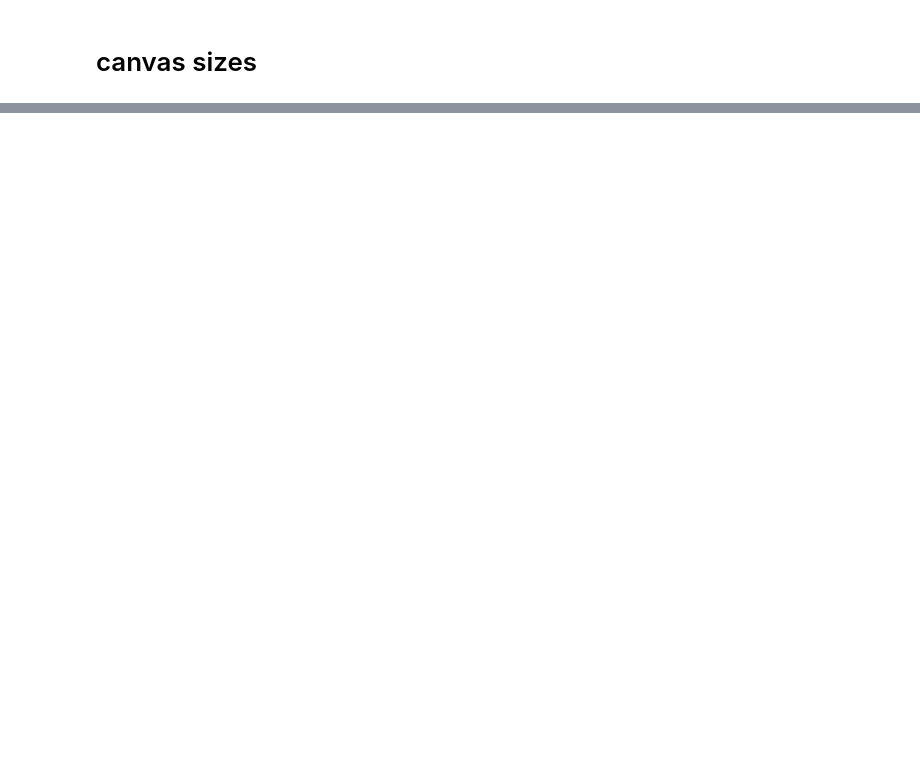
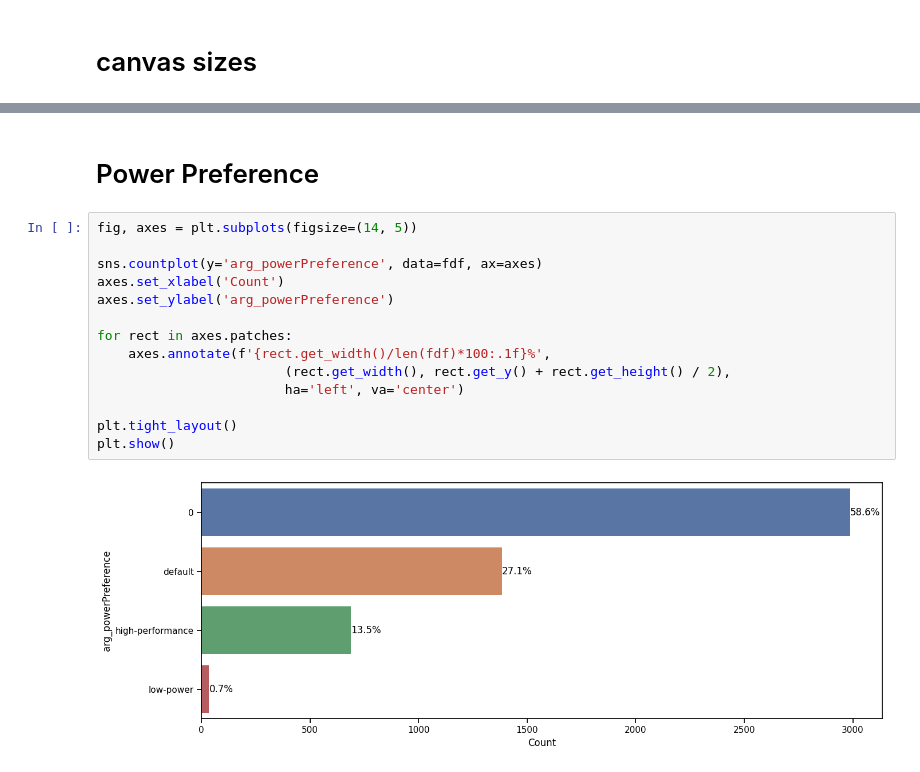
Before and after one commit to yudshj/WebGL-Empirical-Study-new, a Jupyter notebook: 3-1.AnalysisHuls/analyze_huls.ipynb, the cells around one changed output, grey strips where cells are left out. Cells and saved outputs as stored; diff of their text form; blank space fills up the shorter version.

```diff
--- a/3-1.AnalysisHuls/analyze_huls.ipynb
+++ b/3-1.AnalysisHuls/analyze_huls.ipynb
@@ -264,0 +312,18 @@ Name: contextType, dtype: int64
+# %% [markdown]
+# Power Preference
+# %%
+fig, axes = plt.subplots(figsize=(14, 5))
+
+sns.countplot(y='arg_powerPreference', data=fdf, ax=axes)
+axes.set_xlabel('Count')
+axes.set_ylabel('arg_powerPreference')
+
+for rect in axes.patches:
+    axes.annotate(f'{rect.get_width()/len(fdf)*100:.1f}%',
+                        (rect.get_width(), rect.get_y() + rect.get_height() / 2),
+                        ha='left', va='center')
+
+plt.tight_layout()
+plt.show()
+# %% [output]
+[figure, added]
```
Also changed, not shown: parts of 106 cells of this notebook, 1 other file.
